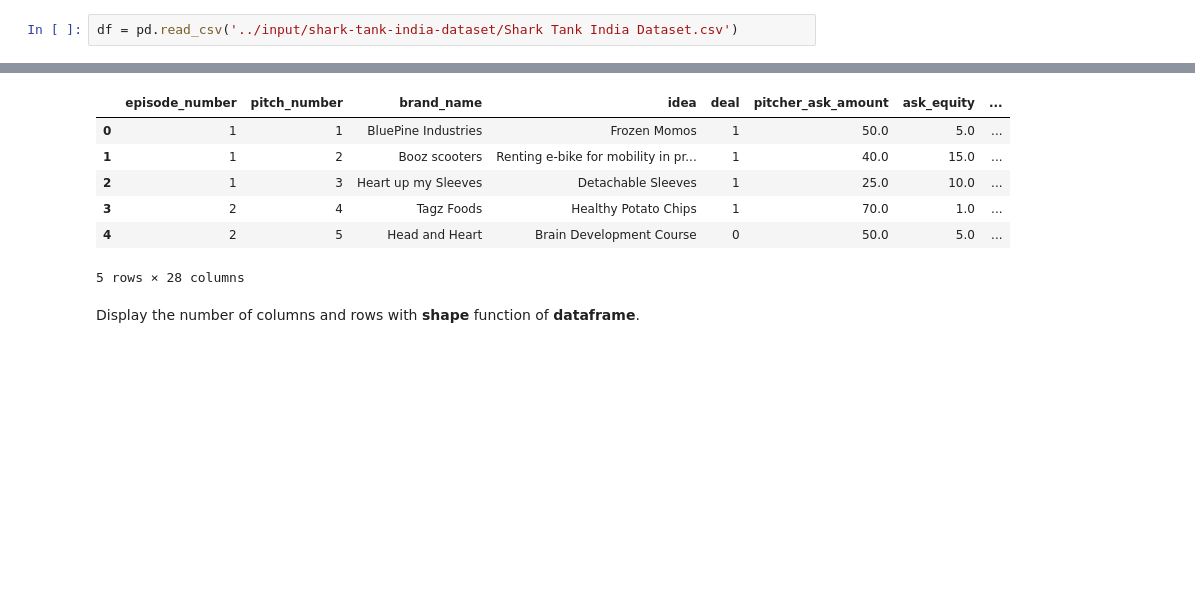
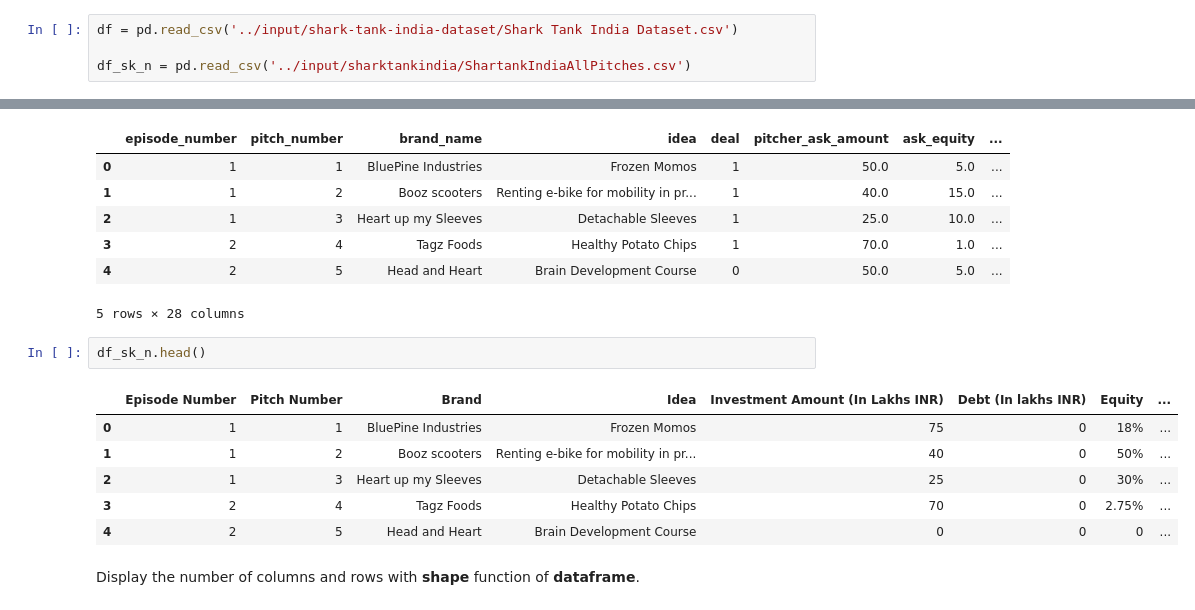
Before and after one commit to Data-Sales-Service/kaggle-work, a Jupyter notebook: shar-tank-india-eda.ipynb, the cells around one changed output, grey strips where cells are left out. Drawn from its saved outputs; the diff is of its cells as text; blank space fills up the shorter version.

Commit message:
Kaggle Notebook | Shar Tank India: EDA | Version 11

```diff
--- a/shar-tank-india-eda.ipynb
+++ b/shar-tank-india-eda.ipynb
@@ -33,5 +35,7 @@ Read the "*Shark Tank India Dataset.csv*" with help of **read_csv** function of
 # %%
 df = pd.read_csv('../input/shark-tank-india-dataset/Shark Tank India Dataset.csv')
+
+df_sk_n = pd.read_csv('../input/sharktankindia/ShartankIndiaAllPitches.csv')
 # %% [markdown]
 Display the head of the data with **head()** function of **dataframe**.
 # %%
@@ -44,6 +48,15 @@ df.head()
 | 3 | 2 | 4 | Tagz Foods | Healthy Potato Chips | 1 | 70.0 | 1.0 | ... |
 | 4 | 2 | 5 | Head and Heart | Brain Development Course | 0 | 50.0 | 5.0 | ... |
 5 rows × 28 columns
+# %%
+df_sk_n.head()
+# %% [output]
+|  | Episode Number | Pitch Number | Brand | Idea | Investment Amount (In Lakhs INR) | Debt (In lakhs INR) | Equity | ... |
+| 0 | 1 | 1 | BluePine Industries | Frozen Momos | 75 | 0 | 18% | ... |
+| 1 | 1 | 2 | Booz scooters | Renting e-bike for mobility in pr... | 40 | 0 | 50% | ... |
+| 2 | 1 | 3 | Heart up my Sleeves | Detachable Sleeves | 25 | 0 | 30% | ... |
+| 3 | 2 | 4 | Tagz Foods | Healthy Potato Chips | 70 | 0 | 2.75% | ... |
+| 4 | 2 | 5 | Head and Heart | Brain Development Course | 0 | 0 | 0 | ... |
 # %% [markdown]
 Display the number of columns and rows with **shape** function of **dataframe**.
 # %%
```
Also changed, not shown: parts of 4 cells of this notebook.
